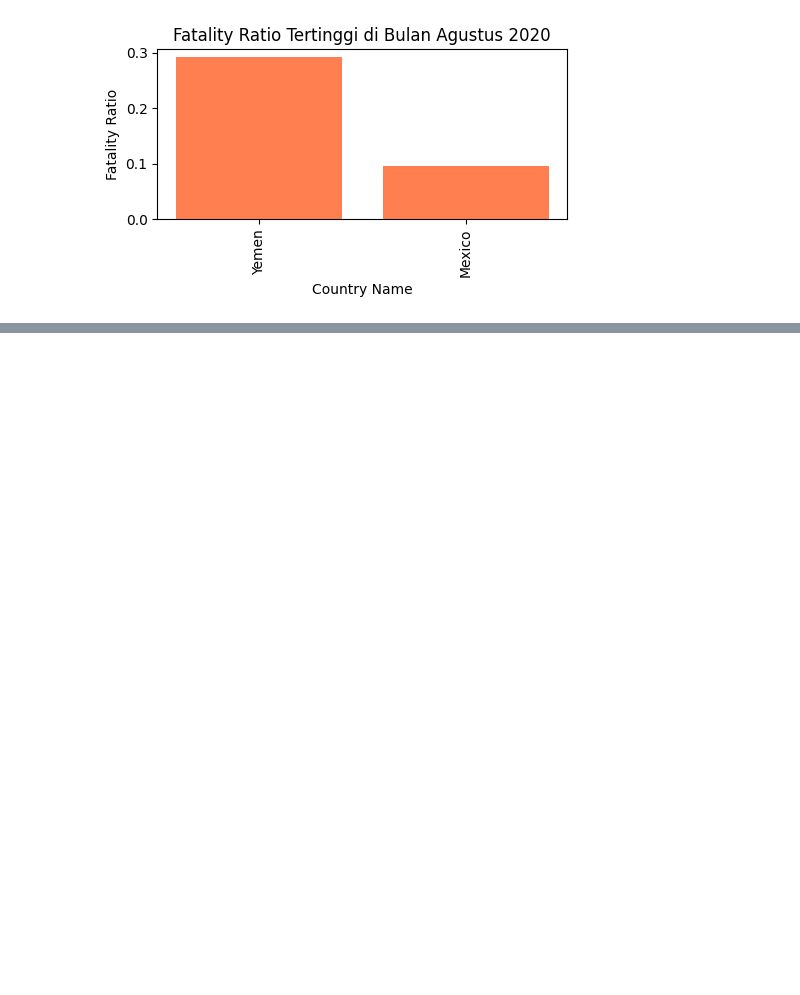
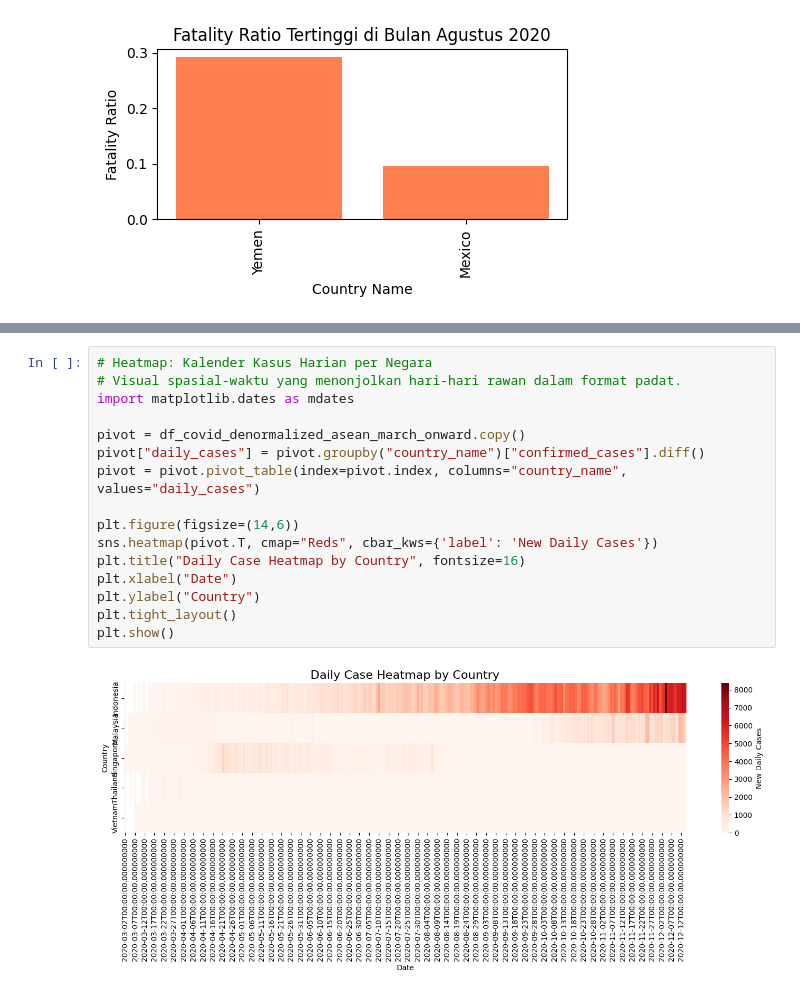
Before and after one commit to syauqidamario/dqlab, a Jupyter notebook: COVID_19_Data_Analysis.ipynb, the cells around one changed output, grey strips where cells are left out. Drawn from its saved outputs; the diff is of its cells as text; blank space fills up the shorter version.

```diff
--- a/COVID_19_Data_Analysis.ipynb
+++ b/COVID_19_Data_Analysis.ipynb
@@ -238,0 +336,18 @@ plt.show()
+# %%
+# Heatmap: Kalender Kasus Harian per Negara
+# Visual spasial-waktu yang menonjolkan hari-hari rawan dalam format padat.
+import matplotlib.dates as mdates
+
+pivot = df_covid_denormalized_asean_march_onward.copy()
+pivot["daily_cases"] = pivot.groupby("country_name")["confirmed_cases"].diff()
+pivot = pivot.pivot_table(index=pivot.index, columns="country_name", values="daily_cases")
+
+plt.figure(figsize=(14,6))
+sns.heatmap(pivot.T, cmap="Reds", cbar_kws={'label': 'New Daily Cases'})
+plt.title("Daily Case Heatmap by Country", fontsize=16)
+plt.xlabel("Date")
+plt.ylabel("Country")
+plt.tight_layout()
+plt.show()
+# %% [output]
+[figure, added]
```
Also changed, not shown: parts of 6 cells of this notebook.
